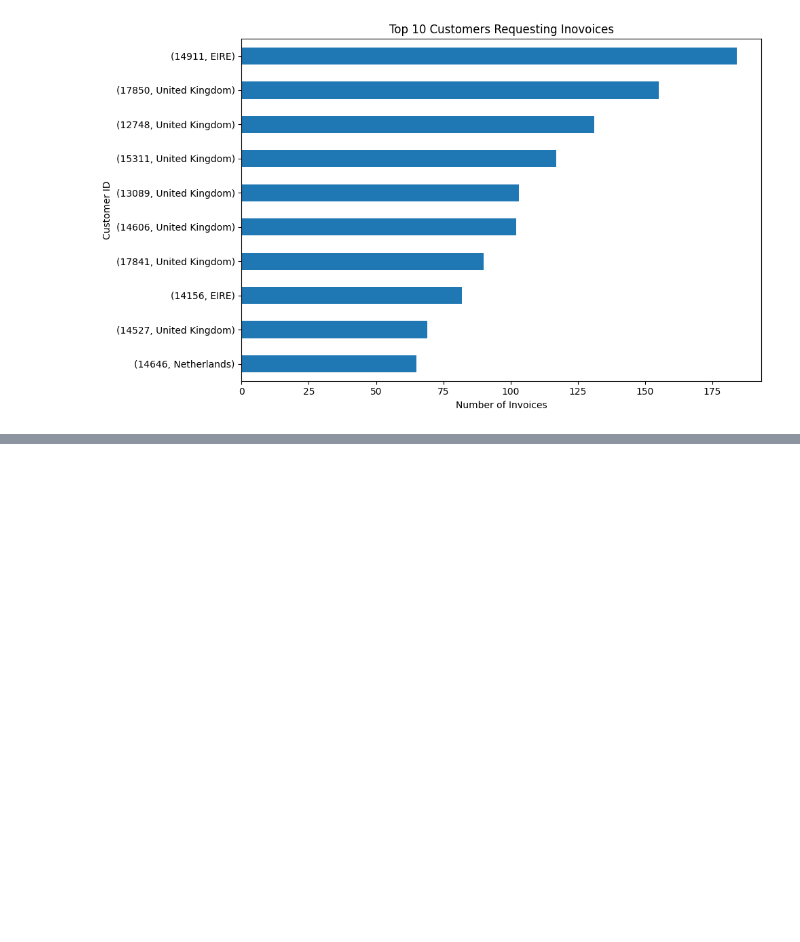
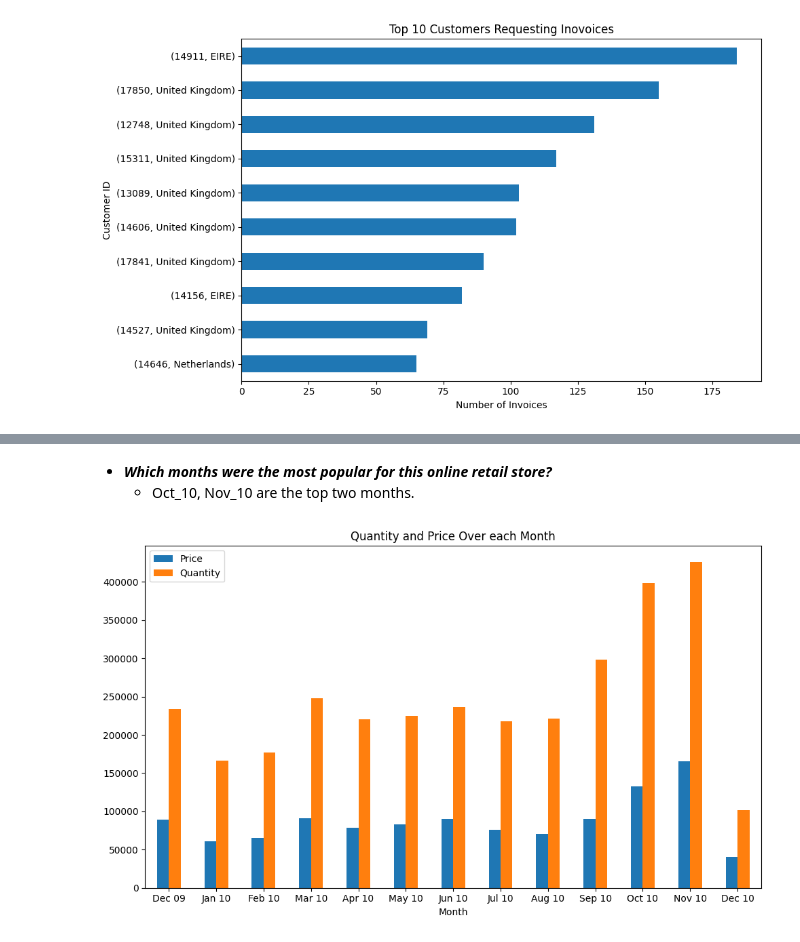
Before and after one commit to alaalmy-ahmed/Online-Retail-II, a Jupyter notebook: EDA.ipynb, the cells around one changed output, grey strips where cells are left out. Cells and saved outputs as stored; diff of their text form; code cells hidden in the pictures; blank space fills up the shorter version.

```diff
--- a/EDA.ipynb
+++ b/EDA.ipynb
@@ -271,0 +296,27 @@ plt.show()
+# %% [markdown]
+- ***Which months were the most popular for this online retail store?***
+    - Oct_10, Nov_10 are the top two months.
+# %%
+year_month = year_month = df["InvoiceDate"].dt.strftime('%Y_%m')
+
+data_plot = df.groupby(year_month)[["Price", "Quantity"]].sum()
+
+# Plotting the top 10 customers
+fig, ax = plt.subplots(figsize=(10, 6))
+data_plot.plot(kind='bar', ax=ax)
+
+ax.set_xlabel("Month")
+ax.set_ylabel("")
+ax.set_title("Quantity and Price Over each Month")
+
+ax.set_xticklabels(('Dec 09', 'Jan 10', 'Feb 10', 'Mar 10', \
+                    'Apr 10', 'May 10', 'Jun 10', 'Jul 10', \
+                    'Aug 10', 'Sep 10', 'Oct 10', 'Nov 10', \
+                    'Dec 10'), rotation = 'horizontal')
+
+plt.tight_layout()
+
+plt.savefig("figs/Which months were the most popular for this store.png", format="png")
+plt.show()
+# %% [output]
+[figure, added]
```
Also changed, not shown: parts of 12 cells of this notebook, 7 other files.
